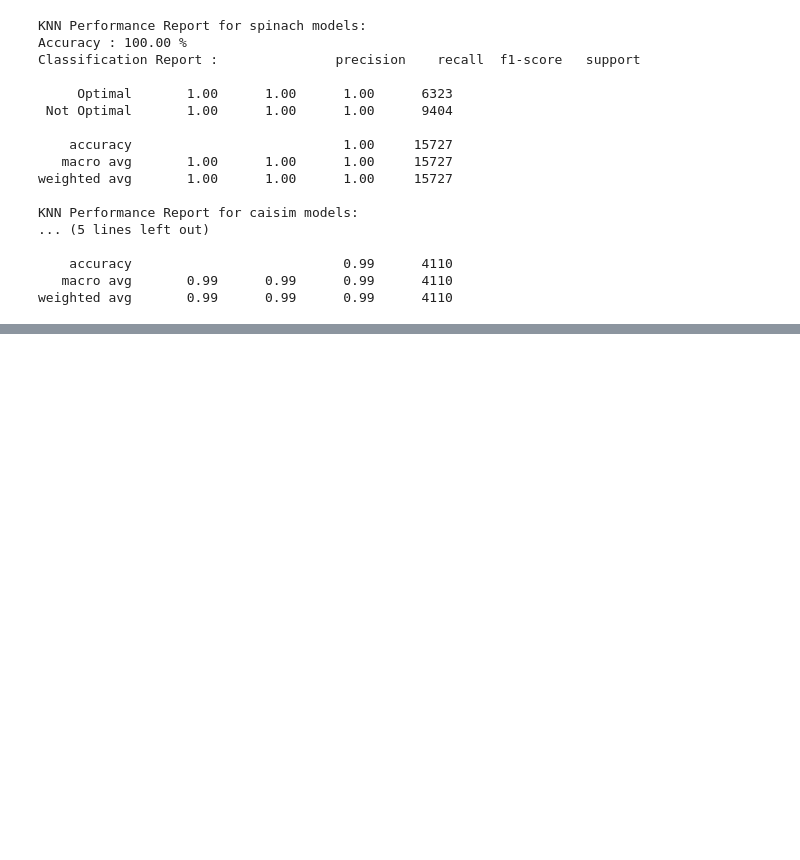
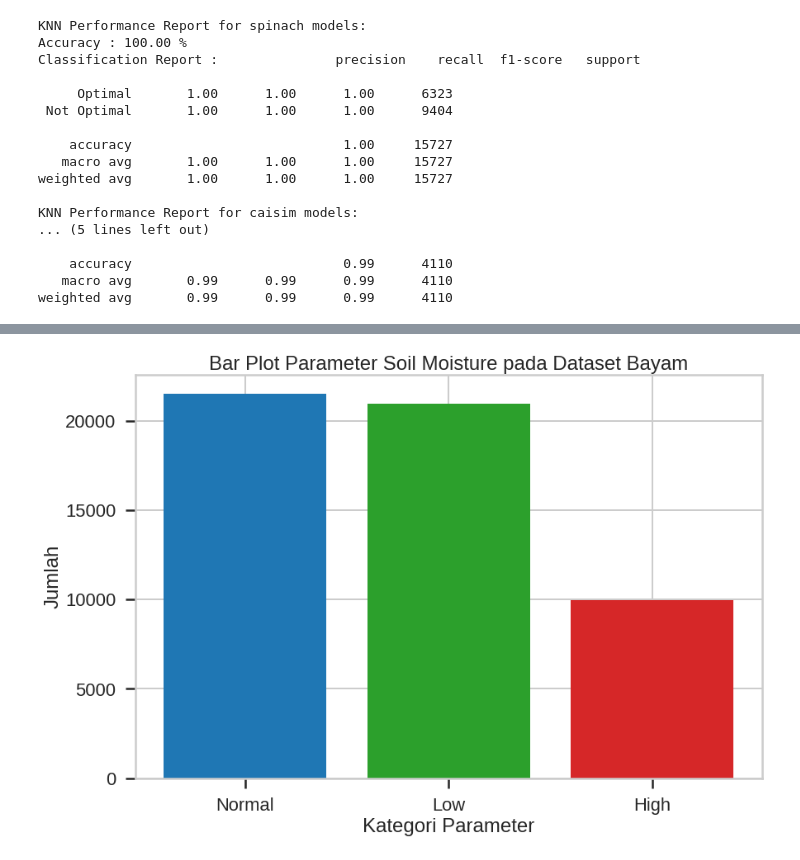
Before and after one commit to noczero/Plant-Monitoring-Controlling-V2, a Jupyter notebook: api/notebooks/training-knn.ipynb, the cells around one changed output, grey strips where cells are left out. Drawn from its saved outputs; the diff is of its cells as text; code cells hidden in the pictures; blank space fills up the shorter version.

Commit message:
add analysis knn

```diff
--- a/api/notebooks/training-knn.ipynb
+++ b/api/notebooks/training-knn.ipynb
@@ -174,0 +179,86 @@ weighted avg       0.99      0.99      0.99      4110
+# %%
+import pandas as pd
+
+from matplotlib import pyplot as plt
+import seaborn as sns
+import matplotlib.style as style
+
+%matplotlib inline
+style.use('seaborn-poster') #sets the size of the charts
+style.use('seaborn-whitegrid')
+sns.set_context('poster')
+## Dataset Analysis
+preprocessing_save_path = {
+    'bayam' : '../datasets/spinach_datasets_preprocessing_27apr22.xlsx',
+    'caisim' : '../datasets/caisim_datasets_preprocessing.xlsx'
+}
+pre_processing_data = {}
+
+for plant_name, saved_path in preprocessing_save_path.items():
+    # save prerpocessing result as excel
+    print(f"\n{'='*100}") # space
+    pre_processing_data[plant_name] = pd.read_excel(saved_path)
+    print(f"{plant_name.title()} Preprocessing Dataframe Information")
+    print(pre_processing_data[plant_name].info()) # show info
+
+    # show data
+    print(f"\n{'='*100}") # space
+    print(pre_processing_data[plant_name]) # show data
+
+    # bar plot moisture
+    df_unique_moist = pre_processing_data[plant_name].soil_moisture.value_counts()
+    print(f"\n{'='*100}") # space
+    print("Bar Plot Moisture")
+    print(df_unique_moist)
+
+    fig, ax = plt.subplots()
+    ax.bar(df_unique_moist.index,df_unique_moist, color=['tab:blue','tab:green','tab:red'])
+    ax.set_title('Bar Plot Parameter Soil Moisture pada Dataset {}'.format(plant_name.title()))
+    ax.set_xlabel('Kategori Parameter')
+    ax.set_ylabel('Jumlah')
+    ax.legend(loc='upper right')
+    plt.tight_layout()
+    plt.savefig('images/{}_{}.png'.format("bar_plot_soil_moisture",plant_name), dpi=100)
+    plt.show()
+
+    # bar plot status
+    df_unique_status = pre_processing_data[plant_name].STATUS.value_counts()
+
+
+    print(f"\n{'='*100}") # space
+    print("Bar Plot Status")
+    print(df_unique_status)
+    fig, ax = plt.subplots()
+    ax.bar(df_unique_status.index,df_unique_status, color=['tab:blue','tab:red'])
+    ax.set_title('Bar Plot Parameter Status pada Dataset {}'.format(plant_name.title()))
+    ax.set_xlabel('Kategori Parameter')
+    ax.set_ylabel('Jumlah')
+    ax.legend(loc='upper right')
+    plt.tight_layout()
+    plt.savefig('images/{}_{}.png'.format("bar_plot_status",plant_name), dpi=100)
+    plt.show()
+
+    # correlations
+    correlations = pre_processing_data[plant_name].loc[:, pre_processing_data[plant_name].columns!="id"].corr()
+    fig, ax = plt.subplots()
+    ax.set_title('Korelasi Parameter pada Dataset {}'.format(plant_name.title()))
+    sns.heatmap(correlations)
+    plt.tight_layout()
+    plt.savefig('images/{}_{}.png'.format("heatmaps_plot_correlations",plant_name), dpi=100)
+    plt.show()
+
+
+    # pearson correlation
+    pearson_corr = pre_processing_data[plant_name].loc[:, pre_processing_data[plant_name].columns!="id"].corr(method='pearson')
+    fig, ax = plt.subplots()
+    ax.set_title('Korelasi Pearson Parameter pada Dataset {}'.format(plant_name.title()))
+    sns.heatmap(pearson_corr,
+            xticklabels=pearson_corr.columns,
+            yticklabels=pearson_corr.columns,
+            cmap='RdBu_r',
+            annot=True,
+            linewidth=0.5)
+    plt.tight_layout()
+    plt.savefig('images/{}_{}.png'.format("heatmaps_plot_pearson_correlations",plant_name), dpi=100)
+    plt.show()
+# %% [output]
@@ -174,0 +284 @@ weighted avg       0.99      0.99      0.99      4110
+[figure, added]
```
Also changed, not shown: parts of 5 cells of this notebook, 10 other files.
